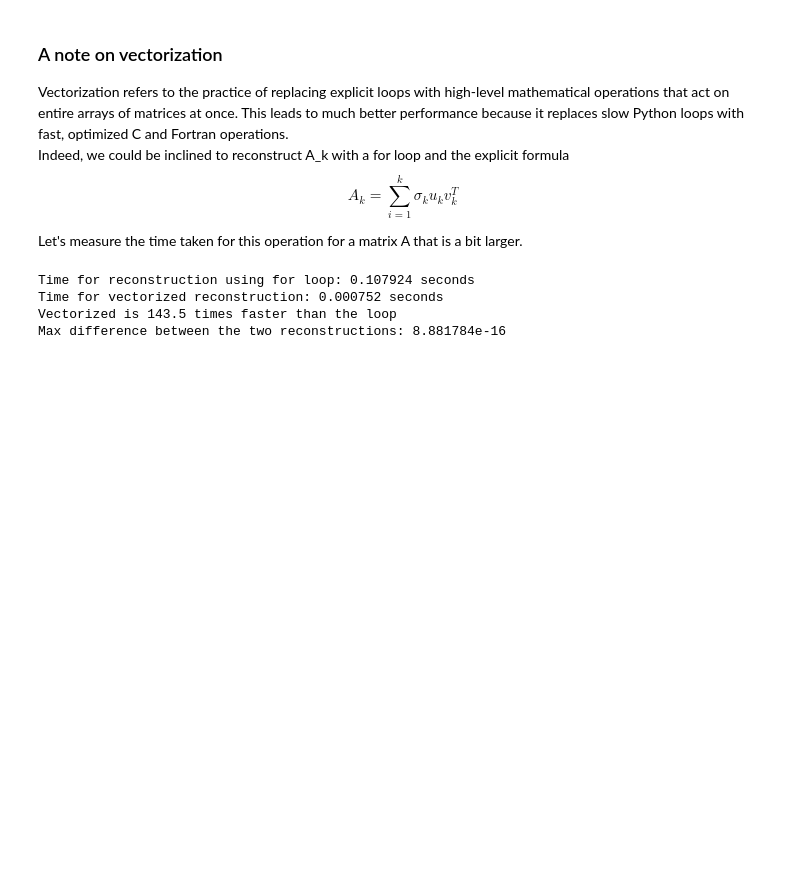
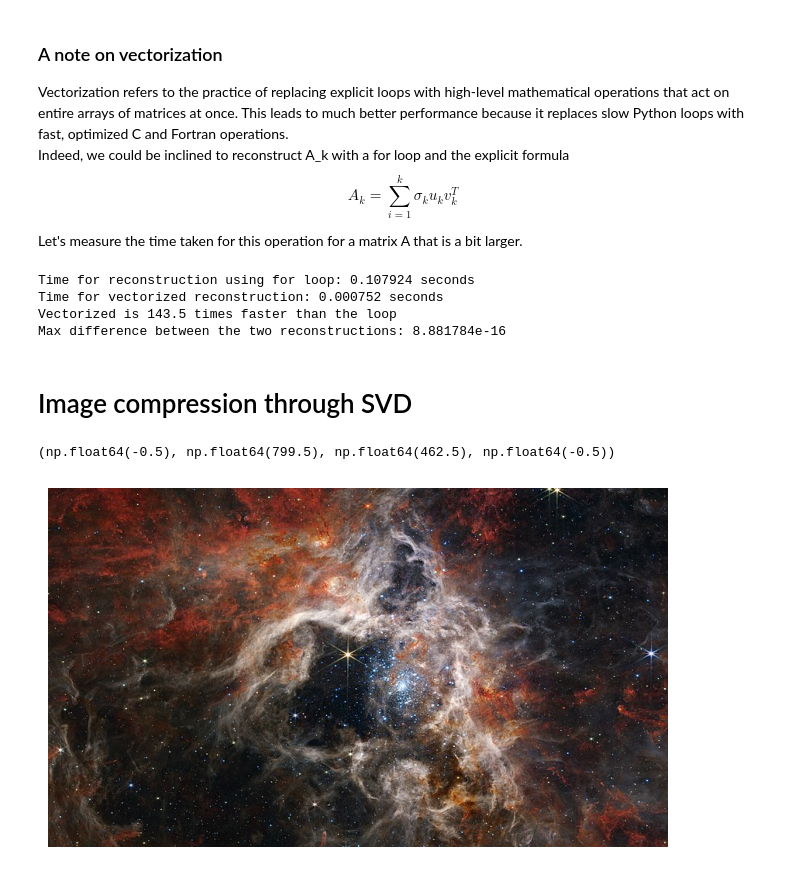
Before and after one commit to ffonti/numerical-analysis-for-machine-learning, a Jupyter notebook: 24:25/2024_10_04_lab1.ipynb, the cells around one changed output. Saved outputs shown, nothing was run; the diff lists cells and outputs as text; code cells hidden in the pictures; blank space fills up the shorter version.

```diff
--- a/24:25/2024_10_04_lab1.ipynb
+++ b/24:25/2024_10_04_lab1.ipynb
@@ -93,3 +93,20 @@ Time for reconstruction using for loop: 0.107924 seconds
 Time for vectorized reconstruction: 0.000752 seconds
 Vectorized is 143.5 times faster than the loop
 Max difference between the two reconstructions: 8.881784e-16
+# %% [markdown]
+<h1>Image compression through SVD</h1>
+# %%
+from matplotlib.image import imread
+import matplotlib.pyplot as plt
+import numpy as np
+
+plt.rcParams["figure.figsize"] = [8, 8]
+image_path = "TarantulaNebula.jpg"
+A = imread(image_path)
+
+#Visualize the picture
+img = plt.imshow(A)
+plt.axis("off")
+# %% [output]
+(np.float64(-0.5), np.float64(799.5), np.float64(462.5), np.float64(-0.5))
+[figure, added]
```
Also changed, not shown: parts of 25 cells of this notebook, 1 other file.
